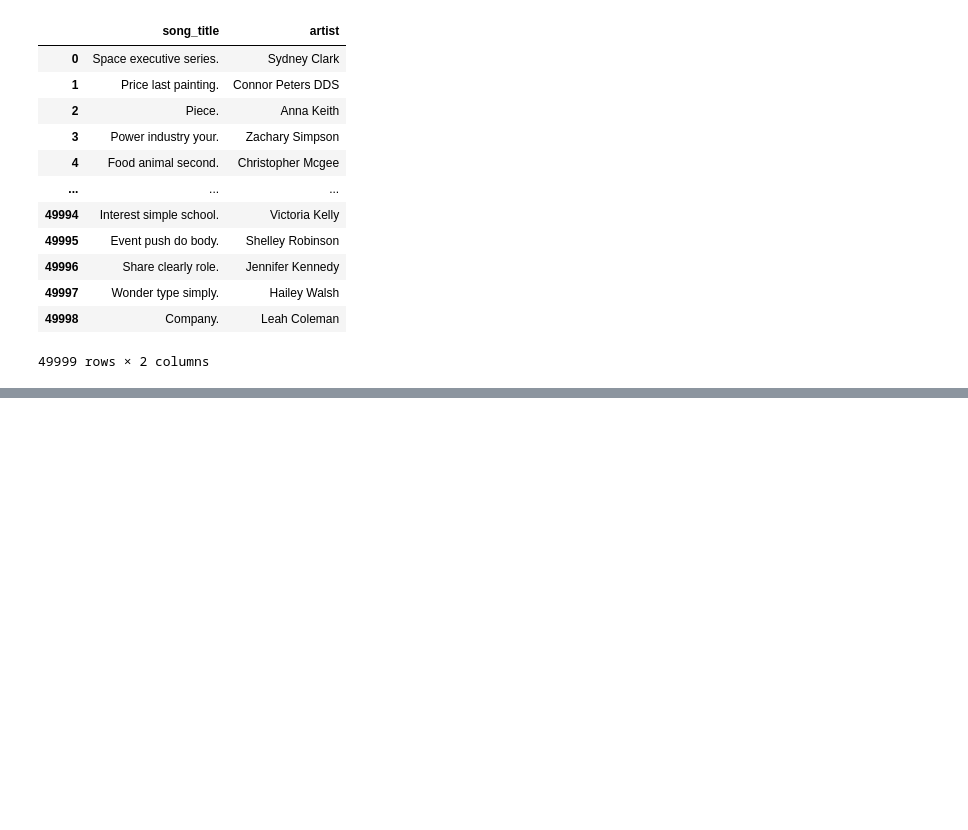
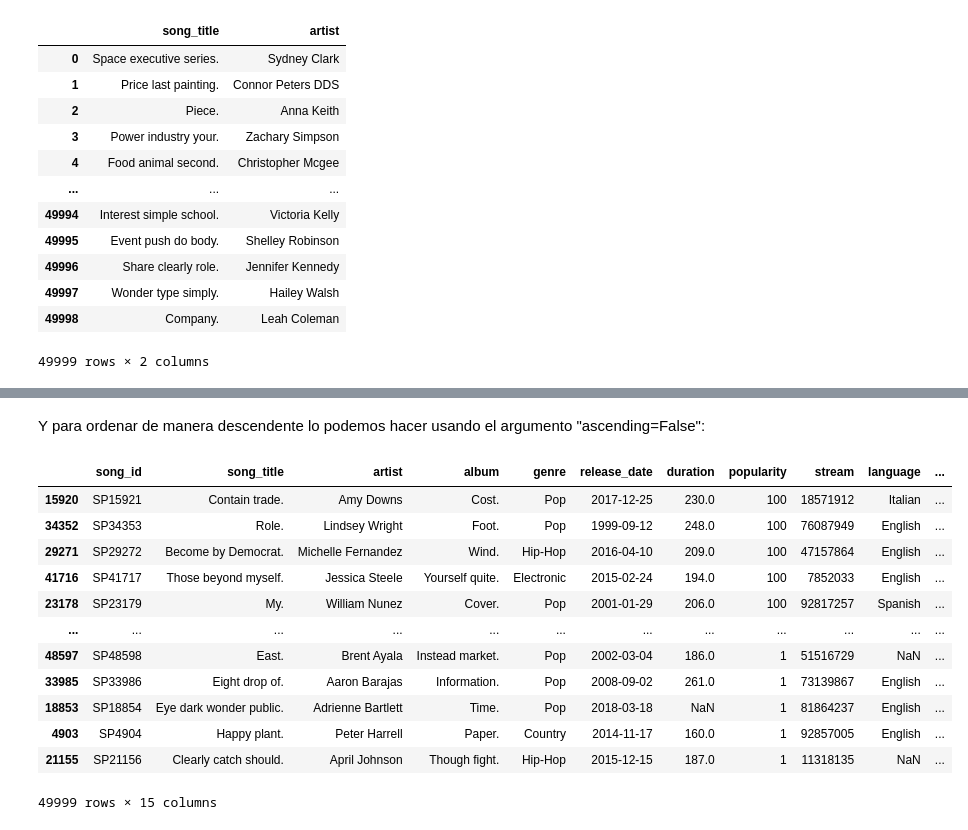
Before and after one commit to noebenitezb/miWeb, a Jupyter notebook: Welcome_To_Colab.ipynb, the cells around one changed output, grey strips where cells are left out. Saved outputs shown, nothing was run; the diff lists cells and outputs as text; code cells hidden in the pictures; blank space fills up the shorter version.

```diff
--- a/Welcome_To_Colab.ipynb
+++ b/Welcome_To_Colab.ipynb
@@ -279,0 +376,18 @@ df_csv[['song_title','artist']]
+# %% [markdown]
+Y para ordenar de manera descendente lo podemos hacer usando el argumento "ascending=False":
+# %%
+df_csv.sort_values(by='popularity', ascending=False)
+# %% [output]
+|  | song_id | song_title | artist | album | genre | release_date | duration | popularity | stream | language | ... |
+| 15920 | SP15921 | Contain trade. | Amy Downs | Cost. | Pop | 2017-12-25 | 230.0 | 100 | 18571912 | Italian | ... |
+| 34352 | SP34353 | Role. | Lindsey Wright | Foot. | Pop | 1999-09-12 | 248.0 | 100 | 76087949 | English | ... |
+| 29271 | SP29272 | Become by Democrat. | Michelle Fernandez | Wind. | Hip-Hop | 2016-04-10 | 209.0 | 100 | 47157864 | English | ... |
+| 41716 | SP41717 | Those beyond myself. | Jessica Steele | Yourself quite. | Electronic | 2015-02-24 | 194.0 | 100 | 7852033 | English | ... |
+| 23178 | SP23179 | My. | William Nunez | Cover. | Pop | 2001-01-29 | 206.0 | 100 | 92817257 | Spanish | ... |
+| ... | ... | ... | ... | ... | ... | ... | ... | ... | ... | ... | ... |
+| 48597 | SP48598 | East. | Brent Ayala | Instead market. | Pop | 2002-03-04 | 186.0 | 1 | 51516729 | NaN | ... |
+| 33985 | SP33986 | Eight drop of. | Aaron Barajas | Information. | Pop | 2008-09-02 | 261.0 | 1 | 73139867 | English | ... |
+| 18853 | SP18854 | Eye dark wonder public. | Adrienne Bartlett | Time. | Pop | 2018-03-18 | NaN | 1 | 81864237 | English | ... |
+| 4903 | SP4904 | Happy plant. | Peter Harrell | Paper. | Country | 2014-11-17 | 160.0 | 1 | 92857005 | English | ... |
+| 21155 | SP21156 | Clearly catch should. | April Johnson | Though fight. | Hip-Hop | 2015-12-15 | 187.0 | 1 | 11318135 | NaN | ... |
+49999 rows × 15 columns
```
Also changed, not shown: parts of 31 cells of this notebook.
